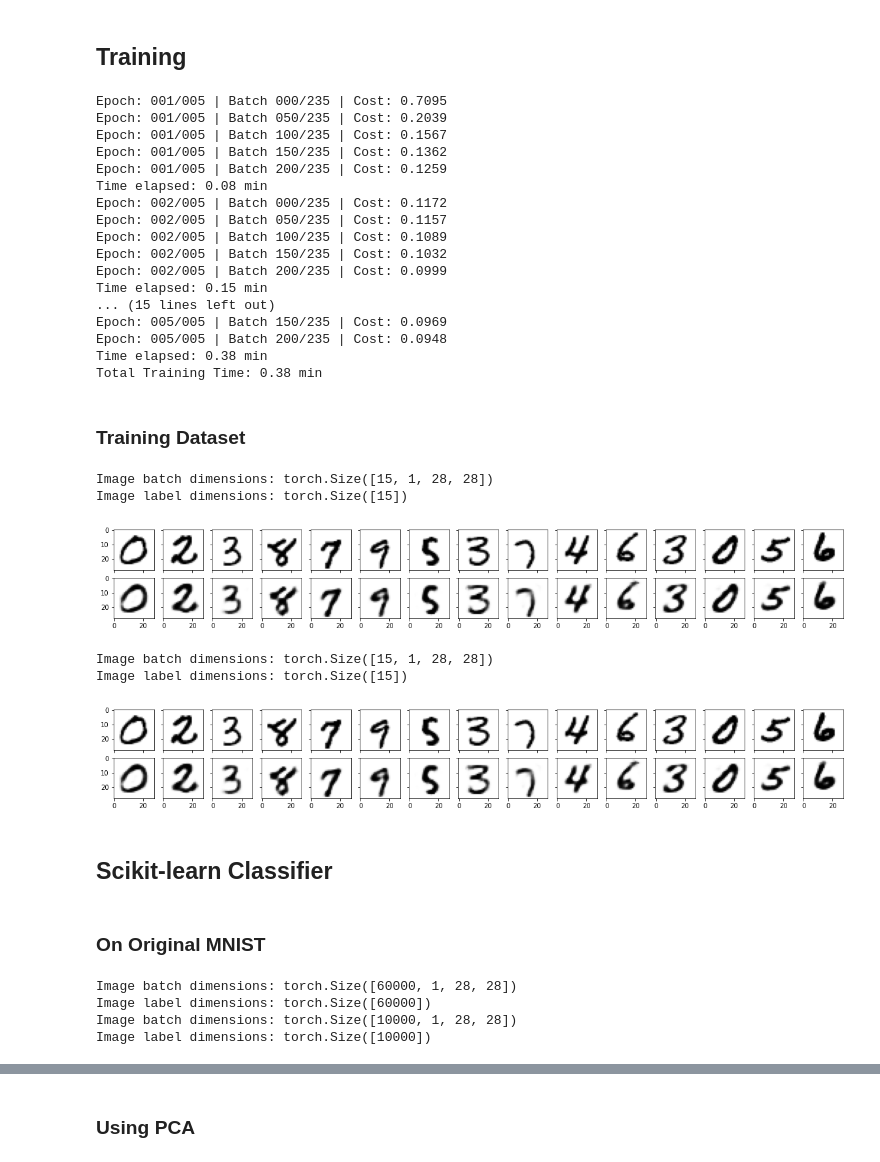
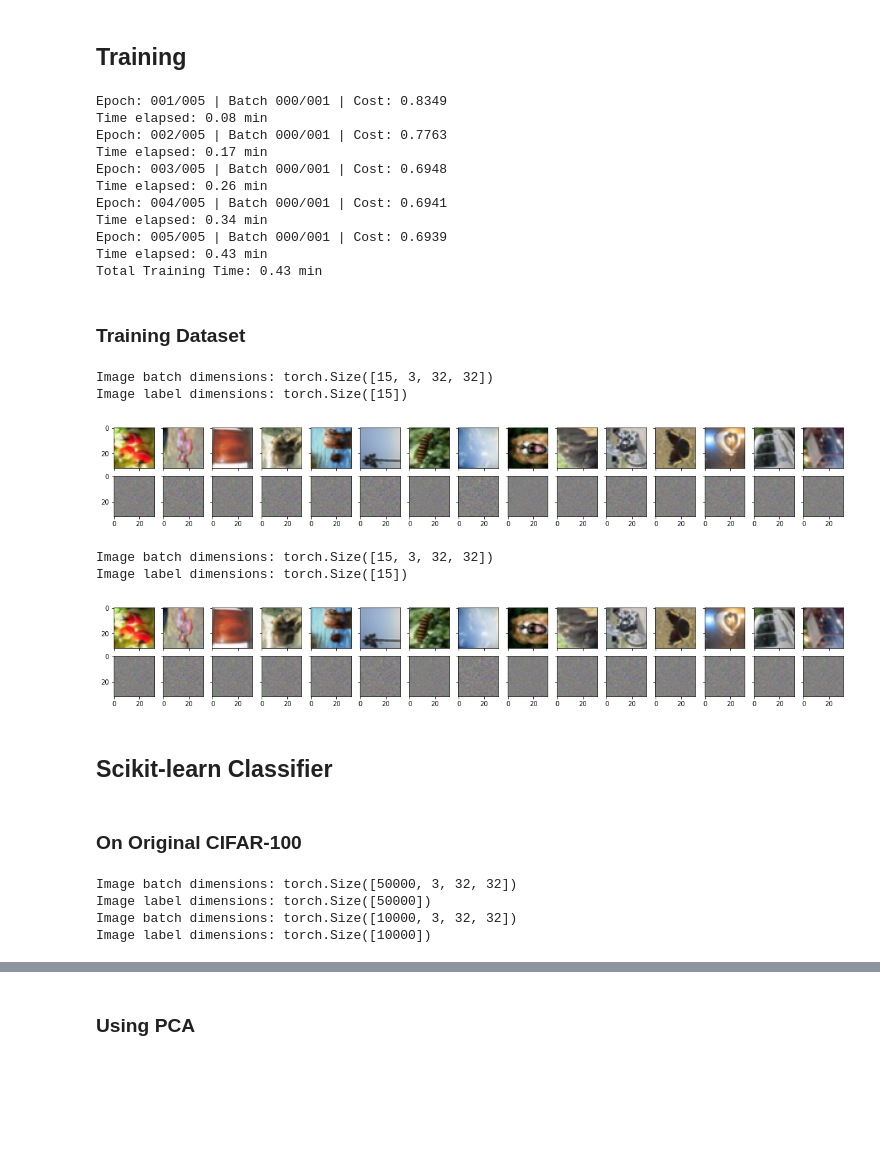
Before and after one commit to Darkhunter9/10-605_cifar100, a Jupyter notebook: RandomForests/10_605_Project_CIFAR_100_RandomForests.ipynb, the cells around one changed output, grey strips where cells are left out. Drawn from its saved outputs; the diff is of its cells as text; code cells hidden in the pictures; blank space fills up the shorter version.

```diff
--- a/RandomForests/10_605_Project_CIFAR_100_RandomForests.ipynb
+++ b/RandomForests/10_605_Project_CIFAR_100_RandomForests.ipynb
@@ -835,7 +835,7 @@ Loading data: data/CIFAR-100/cifar-100-python/meta
   'vehicles_1',
   'vehicles_2'])
 # %%
-images_train, cls_train_fine, cls_train_fine, labels_train = load_training_data()
+images_train, cls_train_fine, cls_train_coarse, labels_train = load_training_data()
 images_test, cls_test_fine, cls_test_coarse, labels_test = load_test_data()
 
 cls_train = cls_train_fine
@@ -1469,8 +1638,8 @@ num_epochs = 5
 batch_size = 256
 
 # Architecture
-num_features = 784
-num_hidden_1 = 32
+num_features = 3*32*32
+num_hidden_1 = 3*32
 
 
 ##########################
@@ -1479,12 +1648,12 @@ num_hidden_1 = 32
 
 # Note transforms.ToTensor() scales input images
 # to 0-1 range
-train_dataset = datasets.MNIST(root='data',
+train_dataset = datasets.CIFAR100(root='data',
                                train=True,
                                transform=transforms.ToTensor(),
                                download=True)
 
-test_dataset = datasets.MNIST(root='data',
+test_dataset = datasets.CIFAR100(root='data',
                               train=False,
                               transform=transforms.ToTensor())
 
@@ -1564,12 +1734,16 @@ optimizer = torch.optim.Adam(model.parameters(), lr=learning_rate)
 # %% [markdown]
 ## Training
 # %%
+image_dim = 32 # for CIFAR - 100
+#image_dim = 32 # for MNIST
+num_channels = 3
+
 start_time = time.time()
 for epoch in range(num_epochs):
     for batch_idx, (features, targets) in enumerate(train_loader):
 
         # don't need labels, only the images (features)
-        features = features.view(-1, 28*28).to(device)
+        features = features.view(-1, num_channels*image_dim*image_dim).to(device)
 
         ### FORWARD AND BACK PROP
         decoded = model(features)
@@ -1591,23 +1765,17 @@ for epoch in range(num_epochs):
 
 print('Total Training Time: %.2f min' % ((time.time() - start_time)/60))
 # %% [output]
-Epoch: 001/005 | Batch 000/235 | Cost: 0.7095
-Epoch: 001/005 | Batch 050/235 | Cost: 0.2039
-Epoch: 001/005 | Batch 100/235 | Cost: 0.1567
-Epoch: 001/005 | Batch 150/235 | Cost: 0.1362
-Epoch: 001/005 | Batch 200/235 | Cost: 0.1259
+Epoch: 001/005 | Batch 000/001 | Cost: 0.8349
 Time elapsed: 0.08 min
-Epoch: 002/005 | Batch 000/235 | Cost: 0.1172
-Epoch: 002/005 | Batch 050/235 | Cost: 0.1157
-Epoch: 002/005 | Batch 100/235 | Cost: 0.1089
-Epoch: 002/005 | Batch 150/235 | Cost: 0.1032
-Epoch: 002/005 | Batch 200/235 | Cost: 0.0999
-Time elapsed: 0.15 min
-... (15 lines left out)
-Epoch: 005/005 | Batch 150/235 | Cost: 0.0969
-Epoch: 005/005 | Batch 200/235 | Cost: 0.0948
-Time elapsed: 0.38 min
-Total Training Time: 0.38 min
+Epoch: 002/005 | Batch 000/001 | Cost: 0.7763
+Time elapsed: 0.17 min
+Epoch: 003/005 | Batch 000/001 | Cost: 0.6948
+Time elapsed: 0.26 min
+Epoch: 004/005 | Batch 000/001 | Cost: 0.6941
+Time elapsed: 0.34 min
+Epoch: 005/005 | Batch 000/001 | Cost: 0.6939
+Time elapsed: 0.43 min
+Total Training Time: 0.43 min
 # %% [markdown]
 ### Training Dataset
 # %%
@@ -1616,37 +1784,40 @@ import matplotlib.pyplot as plt
 
 ##########################
 ### VISUALIZATION
 ##########################
 
 
 train_loader = DataLoader(dataset=train_dataset,
                           batch_size=15,
                           shuffle=True)
 
 # Checking the dataset
 for images, labels in train_loader:
     print('Image batch dimensions:', images.shape)
     print('Image label dimensions:', labels.shape)
     break
 
 # =============================================================
 
 n_images = 15
-image_width = 28
+image_width = 32
+num_channels = 3
 
 fig, axes = plt.subplots(nrows=2, ncols=n_images,
                          sharex=True, sharey=True, figsize=(20, 2.5))
 orig_images = features[:n_images]
 decoded_images = decoded[:n_images]
 
 for i in range(n_images):
     for ax, img in zip(axes, [orig_images, decoded_images]):
         curr_img = img[i].detach().to(torch.device('cpu'))
-        ax[i].imshow(curr_img.view((image_width, image_width)), cmap='binary')
+        #print(curr_img.shape)
+        #ax[i].imshow(curr_img.view((image_width, image_width, num_channels)))
+        ax[i].imshow(torch.transpose(curr_img.view((num_channels, image_width, image_width)), 0,2))
 # %% [output]
-Image batch dimensions: torch.Size([15, 1, 28, 28])
+Image batch dimensions: torch.Size([15, 3, 32, 32])
 Image label dimensions: torch.Size([15])
-[figure, old version]
+[figure, new version]
 # %%
 test_loader = DataLoader(dataset=test_dataset,
                          batch_size=15,
@@ -1661,7 +1832,8 @@ for images, labels in test_loader:
 # =============================================================
 
 n_images = 15
-image_width = 28
+image_width = 32
+num_channels = 3
 
 fig, axes = plt.subplots(nrows=2, ncols=n_images,
                          sharex=True, sharey=True, figsize=(20, 2.5))
@@ -1671,15 +1843,15 @@ decoded_images = decoded[:n_images]
 for i in range(n_images):
     for ax, img in zip(axes, [orig_images, decoded_images]):
         curr_img = img[i].detach().to(torch.device('cpu'))
-        ax[i].imshow(curr_img.view((image_width, image_width)), cmap='binary')
+        ax[i].imshow(torch.transpose(curr_img.view((num_channels, image_width, image_width)), 0,2))
 # %% [output]
-Image batch dimensions: torch.Size([15, 1, 28, 28])
+Image batch dimensions: torch.Size([15, 3, 32, 32])
 Image label dimensions: torch.Size([15])
-[figure, old version]
+[figure, new version]
 # %% [markdown]
 ## Scikit-learn Classifier
 # %% [markdown]
-### On Original MNIST
+### On Original CIFAR-100
 # %%
 import numpy as np
 from sklearn.ensemble import RandomForestClassifier
@@ -1698,7 +1870,10 @@ for images, labels in train_loader:
     print('Image label dimensions:', labels.shape)
     break
 
-X_train = np.array(images.reshape(60000, 28*28))
+num_channels = 3
+image_dim = 32
+
+X_train = np.array(images.reshape(50000, num_channels*image_dim*image_dim))
 y_train = np.array(labels)
 
 
@@ -1707,11 +1882,11 @@ for images, labels in test_loader:
     print('Image label dimensions:', labels.shape)
     break
 
-X_test = np.array(images.reshape(10000, 28*28))
+X_test = np.array(images.reshape(10000, num_channels*image_dim*image_dim))
 y_test = np.array(labels)
 # %% [output]
-Image batch dimensions: torch.Size([60000, 1, 28, 28])
-Image label dimensions: torch.Size([60000])
-Image batch dimensions: torch.Size([10000, 1, 28, 28])
+Image batch dimensions: torch.Size([50000, 3, 32, 32])
+Image label dimensions: torch.Size([50000])
+Image batch dimensions: torch.Size([10000, 3, 32, 32])
 Image label dimensions: torch.Size([10000])
 # %%
```
Also changed, not shown: parts of 30 cells of this notebook, 35 other files.
